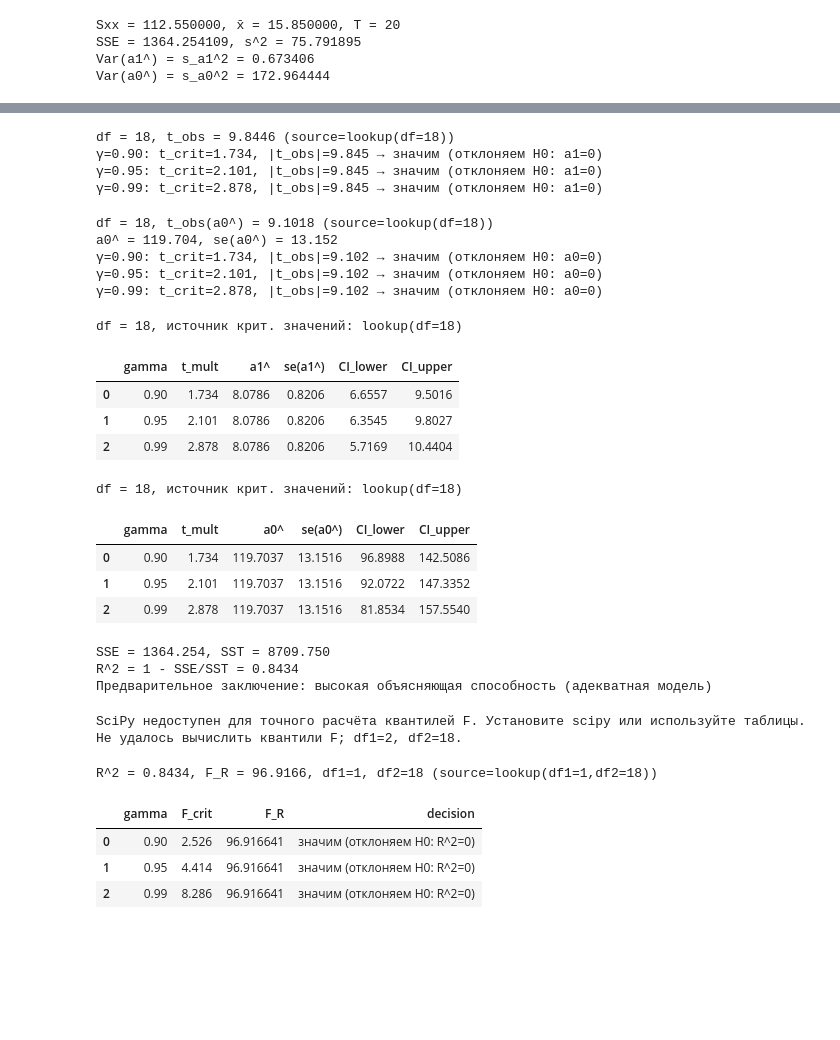
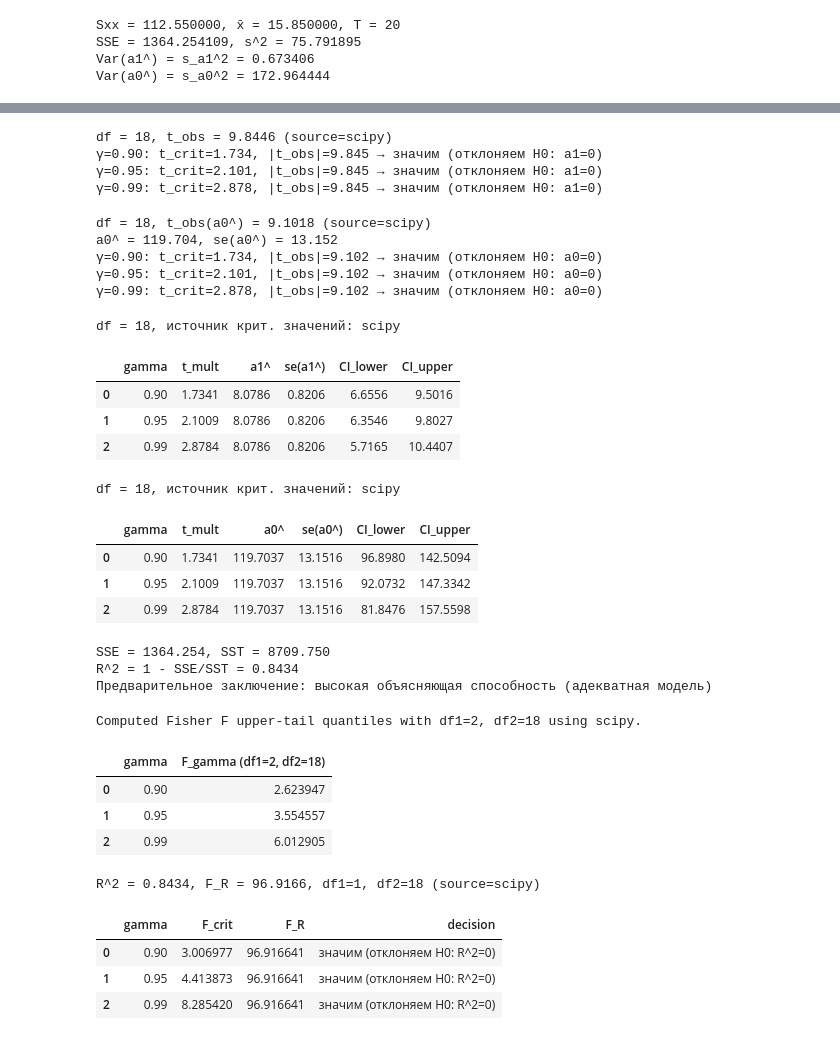
Before and after one commit to MashaKosher/Statistics-Methods-Of-Data-Analysis, a Jupyter notebook: lab3/lab3.ipynb, the cells around one changed output, grey strips where cells are left out. Saved outputs shown, nothing was run; the diff lists cells and outputs as text; code cells hidden in the pictures; blank space fills up the shorter version.

```diff
--- a/lab3/lab3.ipynb
+++ b/lab3/lab3.ipynb
@@ -278,7 +298,9 @@ T = len(df)
 dfree = T - 2
 
 # Оценки коэффициентов и остатков
-x_bar = x.mean(); y_bar = y.mean()
+x_bar = df_params.x_bar(df["tx"])
+y_bar = df_params.y_bar(df["ty"])
+
 Sxx = numpy.sum((x - x_bar) ** 2)
 Sxy = numpy.sum((x - x_bar) * (y - y_bar))
 a1_hat = Sxy / Sxx
@@ -319,7 +341,7 @@ for g in levels:
     decision = "значим (отклоняем H0: a1=0)" if abs(t_obs) > crit[g] else "незначим (не отклоняем H0)"
     print(f"γ={g:.2f}: t_crit={(crit[g]):.3f}, |t_obs|={(abs(t_obs)):.3f} → {decision}")
 # %% [output]
-df = 18, t_obs = 9.8446 (source=lookup(df=18))
+df = 18, t_obs = 9.8446 (source=scipy)
 γ=0.90: t_crit=1.734, |t_obs|=9.845 → значим (отклоняем H0: a1=0)
 γ=0.95: t_crit=2.101, |t_obs|=9.845 → значим (отклоняем H0: a1=0)
 γ=0.99: t_crit=2.878, |t_obs|=9.845 → значим (отклоняем H0: a1=0)
@@ -333,7 +355,9 @@ T = len(df)
 dfree = T - 2
 
 # Оценки коэффициентов и остатки
-x_bar = x.mean(); y_bar = y.mean()
+x_bar = df_params.x_bar(df["tx"])
+y_bar = df_params.y_bar(df["ty"])
+
 Sxx = numpy.sum((x - x_bar) ** 2)
 Sxy = numpy.sum((x - x_bar) * (y - y_bar))
 a1_hat = Sxy / Sxx
@@ -375,7 +399,7 @@ for g in levels:
     decision = "значим (отклоняем H0: a0=0)" if abs(t_obs0) > crit[g] else "незначим (не отклоняем H0)"
     print(f"γ={g:.2f}: t_crit={(crit[g]):.3f}, |t_obs|={(abs(t_obs0)):.3f} → {decision}")
 # %% [output]
-df = 18, t_obs(a0^) = 9.1018 (source=lookup(df=18))
+df = 18, t_obs(a0^) = 9.1018 (source=scipy)
 a0^ = 119.704, se(a0^) = 13.152
 γ=0.90: t_crit=1.734, |t_obs|=9.102 → значим (отклоняем H0: a0=0)
 γ=0.95: t_crit=2.101, |t_obs|=9.102 → значим (отклоняем H0: a0=0)
@@ -390,7 +414,9 @@ T = len(df)
 dfree = T - 2
 
 # Переоценим параметры и дисперсию на всякий случай
-x_bar = x.mean(); y_bar = y.mean()
+x_bar = df_params.x_bar(df["tx"])
+y_bar = df_params.y_bar(df["ty"])
+
 Sxx = numpy.sum((x - x_bar) ** 2)
 Sxy = numpy.sum((x - x_bar) * (y - y_bar))
 a1_hat = Sxy / Sxx
@@ -438,11 +464,11 @@ ci_df = pd.DataFrame(rows)
 print(f"df = {dfree}, источник крит. значений: {source}")
 display(ci_df.round(4))
 # %% [output]
-df = 18, источник крит. значений: lookup(df=18)
+df = 18, источник крит. значений: scipy
 |  | gamma | t_mult | a1^ | se(a1^) | CI_lower | CI_upper |
-| 0 | 0.90 | 1.734 | 8.0786 | 0.8206 | 6.6557 | 9.5016 |
-| 1 | 0.95 | 2.101 | 8.0786 | 0.8206 | 6.3545 | 9.8027 |
-| 2 | 0.99 | 2.878 | 8.0786 | 0.8206 | 5.7169 | 10.4404 |
+| 0 | 0.90 | 1.7341 | 8.0786 | 0.8206 | 6.6556 | 9.5016 |
+| 1 | 0.95 | 2.1009 | 8.0786 | 0.8206 | 6.3546 | 9.8027 |
+| 2 | 0.99 | 2.8784 | 8.0786 | 0.8206 | 5.7165 | 10.4407 |
 # %%
 # Доверительные интервалы для a0^ при γ ∈ {0.90, 0.95, 0.99}
 import math
@@ -454,7 +480,9 @@ T = len(df)
 dfree = T - 2
 
 # Переоценим параметры и дисперсию на всякий случай
-x_bar = x.mean(); y_bar = y.mean()
+x_bar = df_params.x_bar(df["tx"])
+y_bar = df_params.y_bar(df["ty"])
+
 Sxx = np.sum((x - x_bar) ** 2)
 Sxy = np.sum((x - x_bar) * (y - y_bar))
 a1_hat = Sxy / Sxx
@@ -476,36 +504,36 @@ except Exception:
     if dfree == 18:
         crit = {0.90: 1.734, 0.95: 2.101, 0.99: 2.878}
         source = "lookup(df=18)"
     else:
         # Нормальная аппроксимация
         from statistics import NormalDist
         nd = NormalDist()
         for g in levels:
             crit[g] = float(nd.inv_cdf((1 + g) / 2.0))
         source = "normal-approx"
 
 rows = []
 for g in levels:
     c = crit[g]
     lo = a0_hat - c * se_a0
     hi = a0_hat + c * se_a0
     rows.append({
         "gamma": g,
         "t_mult": c,
         "a0^": a0_hat,
         "se(a0^)": se_a0,
         "CI_lower": lo,
         "CI_upper": hi,
     })
 
 ci0_df = pd.DataFrame(rows)
 print(f"df = {dfree}, источник крит. значений: {source}")
 display(ci0_df.round(4))
 # %% [output]
-df = 18, источник крит. значений: lookup(df=18)
+df = 18, источник крит. значений: scipy
 |  | gamma | t_mult | a0^ | se(a0^) | CI_lower | CI_upper |
-| 0 | 0.90 | 1.734 | 119.7037 | 13.1516 | 96.8988 | 142.5086 |
-| 1 | 0.95 | 2.101 | 119.7037 | 13.1516 | 92.0722 | 147.3352 |
-| 2 | 0.99 | 2.878 | 119.7037 | 13.1516 | 81.8534 | 157.5540 |
+| 0 | 0.90 | 1.7341 | 119.7037 | 13.1516 | 96.8980 | 142.5094 |
+| 1 | 0.95 | 2.1009 | 119.7037 | 13.1516 | 92.0732 | 147.3342 |
+| 2 | 0.99 | 2.8784 | 119.7037 | 13.1516 | 81.8476 | 157.5598 |
 # %%
 # Коэффициент детерминации R^2 и заключение об адекватности модели
@@ -569,8 +597,11 @@ if quantiles:
 else:
     print(f"Не удалось вычислить квантили F; df1={df1}, df2={df2}.")
 # %% [output]
-SciPy недоступен для точного расчёта квантилей F. Установите scipy или используйте таблицы.
-Не удалось вычислить квантили F; df1=2, df2=18.
+Computed Fisher F upper-tail quantiles with df1=2, df2=18 using scipy.
+|  | gamma | F_gamma (df1=2, df2=18) |
+| 0 | 0.90 | 2.623947 |
+| 1 | 0.95 | 3.554557 |
+| 2 | 0.99 | 6.012905 |
 # %%
 # Наблюдаемое значение F для R^2 и проверка значимости при γ ∈ {0.90, 0.95, 0.99}
 import numpy as np
@@ -581,7 +612,9 @@ T = len(df)
 df1, df2 = 1, T - 2
 
 # Оценим R^2
-x_bar = x.mean(); y_bar = y.mean()
+x_bar = df_params.x_bar(df["tx"])
+y_bar = df_params.y_bar(df["ty"])
+
 Sxx = np.sum((x - x_bar) ** 2)
 Sxy = np.sum((x - x_bar) * (y - y_bar))
 a1_hat = Sxy / Sxx
@@ -618,8 +651,8 @@ for g in levels:
 
 display(pd.DataFrame(rows))
 # %% [output]
-R^2 = 0.8434, F_R = 96.9166, df1=1, df2=18 (source=lookup(df1=1,df2=18))
+R^2 = 0.8434, F_R = 96.9166, df1=1, df2=18 (source=scipy)
 |  | gamma | F_crit | F_R | decision |
-| 0 | 0.90 | 2.526 | 96.916641 | значим (отклоняем H0: R^2=0) |
-| 1 | 0.95 | 4.414 | 96.916641 | значим (отклоняем H0: R^2=0) |
-| 2 | 0.99 | 8.286 | 96.916641 | значим (отклоняем H0: R^2=0) |
+| 0 | 0.90 | 3.006977 | 96.916641 | значим (отклоняем H0: R^2=0) |
+| 1 | 0.95 | 4.413873 | 96.916641 | значим (отклоняем H0: R^2=0) |
+| 2 | 0.99 | 8.285420 | 96.916641 | значим (отклоняем H0: R^2=0) |
```
Also changed, not shown: parts of 13 cells of this notebook, 1 other file.
